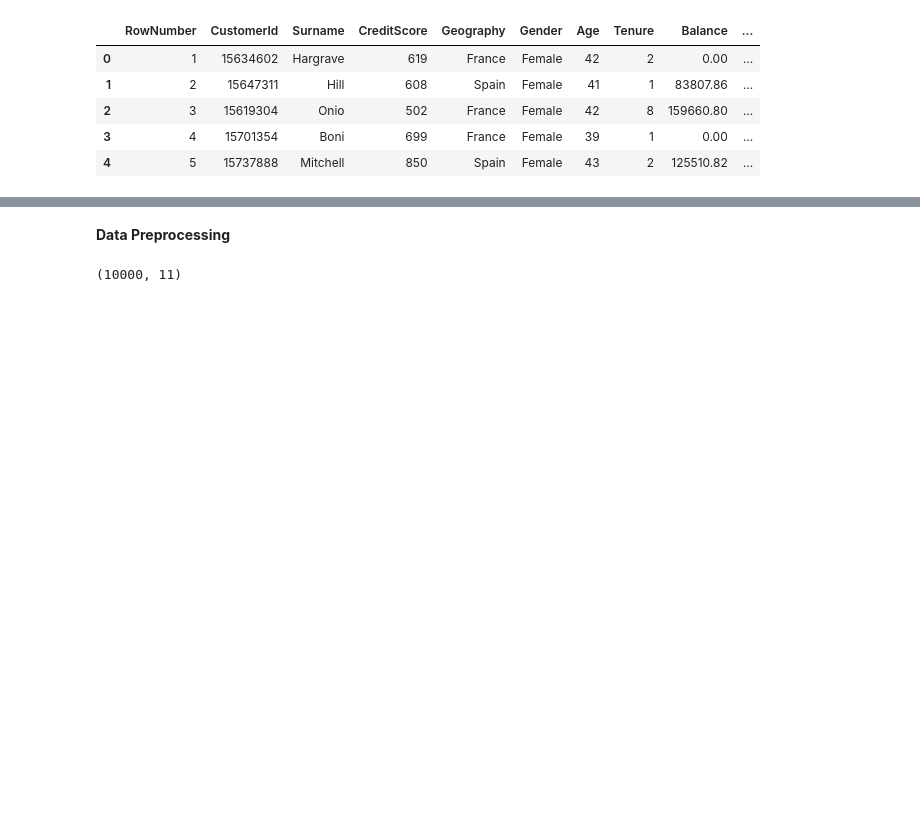
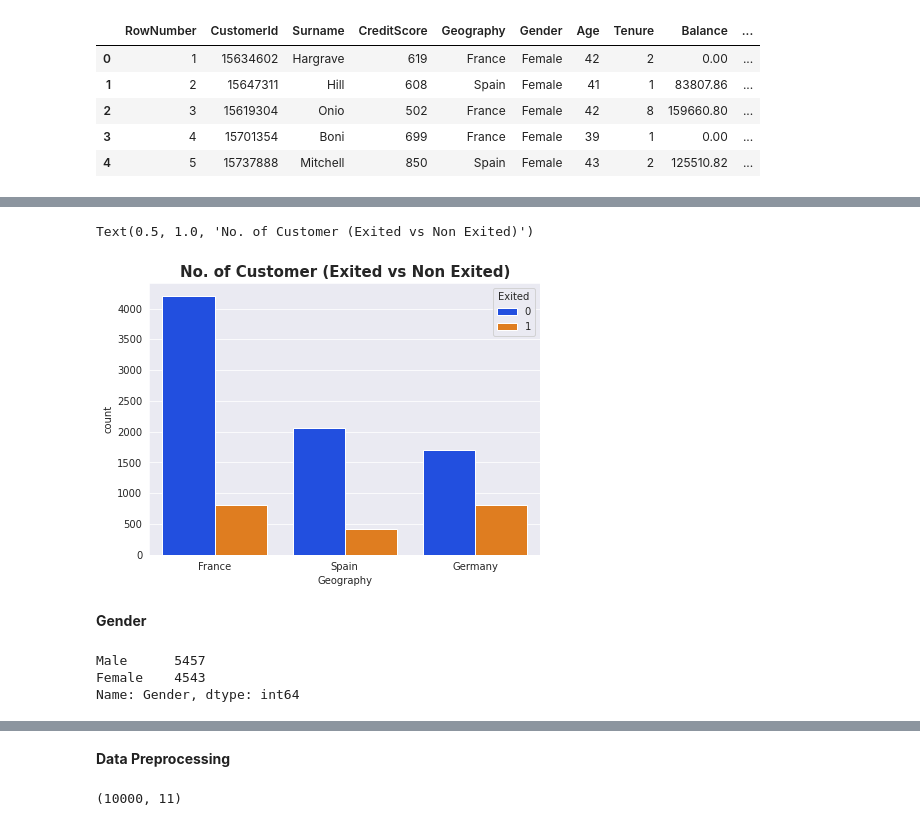
Before and after one commit to asif851/Bank-Customer-Churn-Prediction-Model, a Jupyter notebook: customer_churn.ipynb, the cells around one changed output, grey strips where cells are left out. Saved outputs shown, nothing was run; the diff lists cells and outputs as text; code cells hidden in the pictures; blank space fills up the shorter version.

```diff
--- a/customer_churn.ipynb
+++ b/customer_churn.ipynb
@@ -21,0 +73,14 @@ df.shape
+# %%
+plt.figure(figsize=(7,5))
+sns.countplot(x="Geography",hue="Exited",data=df,palette='bright').set_title("No. of Customer (Exited vs Non Exited)",fontsize=15,fontdict={"weight": "bold"})
+# %% [output]
+Text(0.5, 1.0, 'No. of Customer (Exited vs Non Exited)')
+[figure, added]
+# %% [markdown]
+**Gender**
+# %%
+df['Gender'].value_counts()
+# %% [output]
+Male      5457
+Female    4543
+Name: Gender, dtype: int64
```
Also changed, not shown: parts of 55 cells of this notebook.
